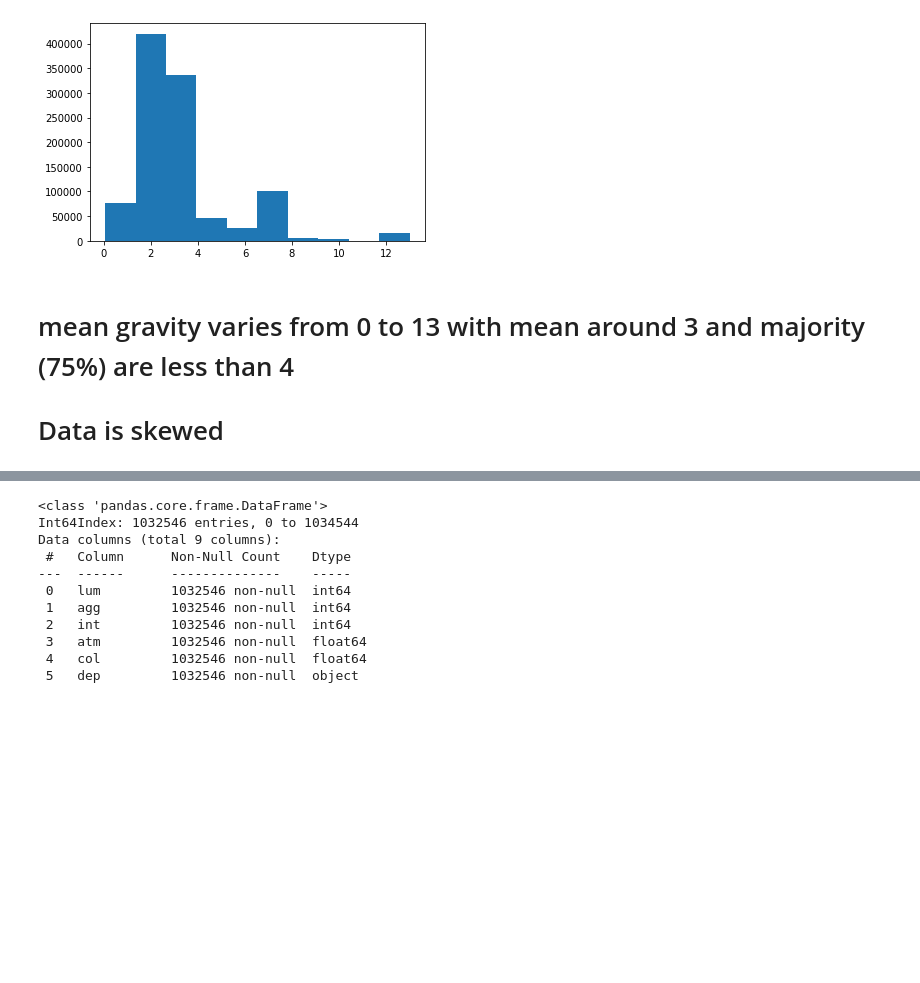
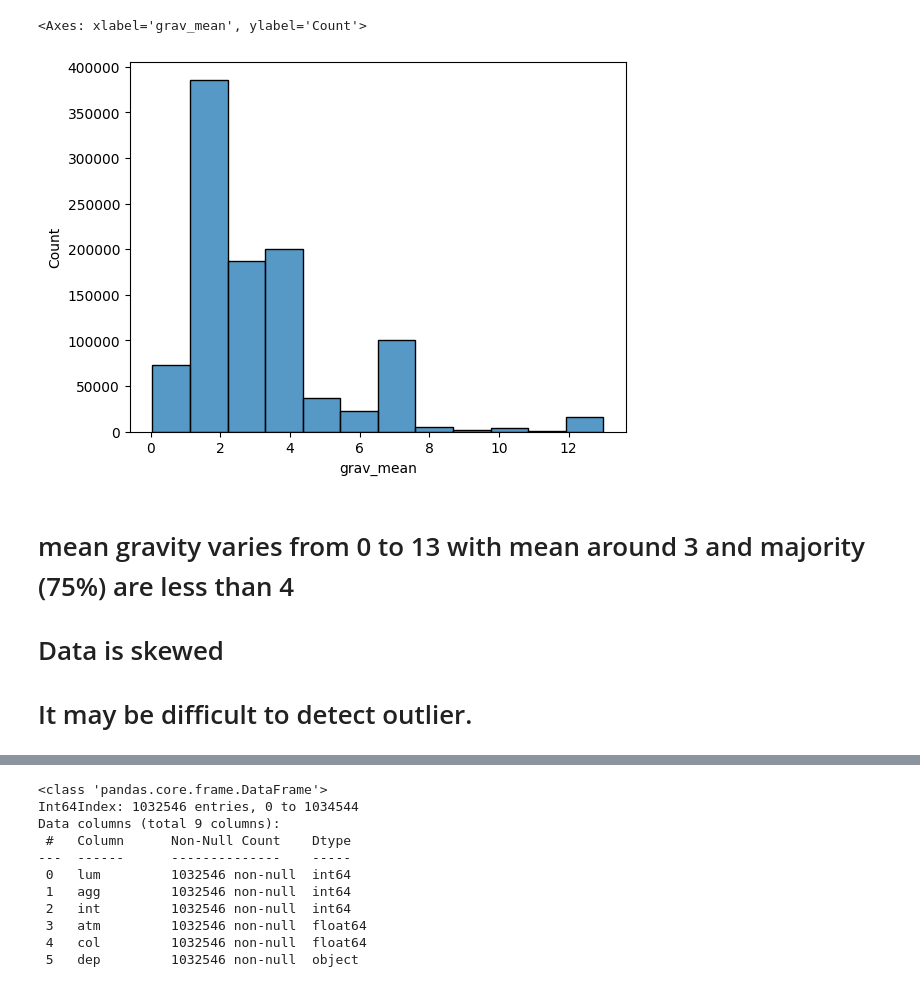
Before and after one commit to trungsi/DS-project---Road-accidents-in-France, a Jupyter notebook: Linear_regressions.ipynb, the cells around one changed output, grey strips where cells are left out. Cells and saved outputs as stored; diff of their text form; code cells hidden in the pictures; blank space fills up the shorter version.

```diff
--- a/Linear_regressions.ipynb
+++ b/Linear_regressions.ipynb
@@ -54,11 +54,16 @@ Name: grav_mean, dtype: float64
 # %%
 %matplotlib inline
 import matplotlib.pyplot as plt
+import seaborn as sns
 
-plt.hist(df.grav_mean);
+#plt.hist(df.grav_mean);
+sns.histplot(df, x='grav_mean', bins=12)
 # %% [output]
+<Axes: xlabel='grav_mean', ylabel='Count'>
-[figure, old version]
+[figure, new version]
 # %% [markdown]
 # mean gravity varies from 0 to 13 with mean around 3 and majority (75%) are less than 4
 
 # Data is skewed
+
+# It may be difficult to detect outlier.
```
Also changed, not shown: parts of 24 cells of this notebook.
